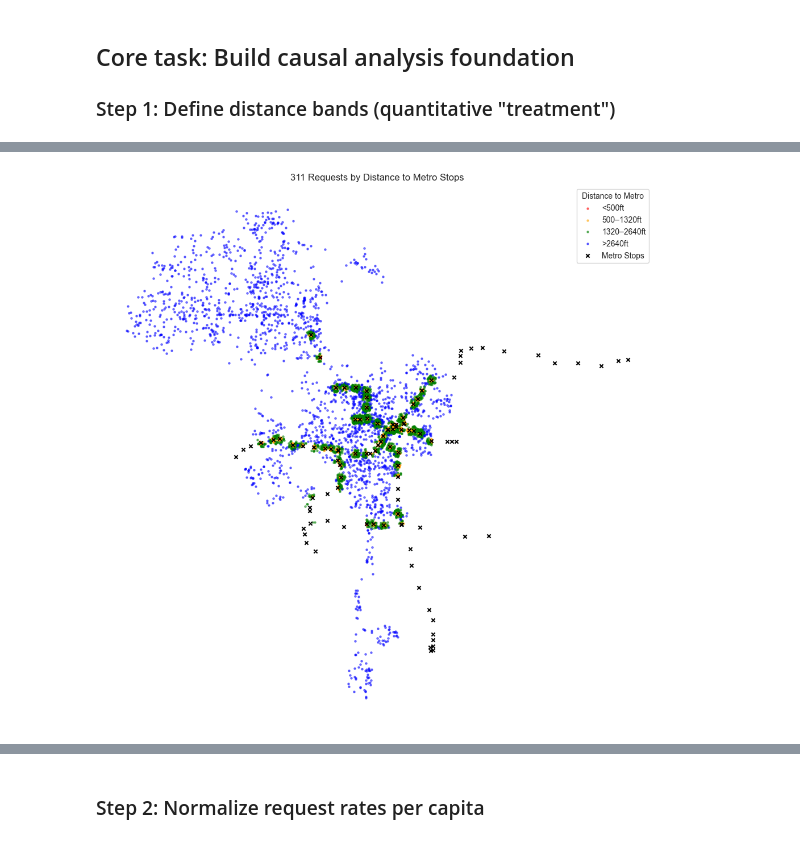
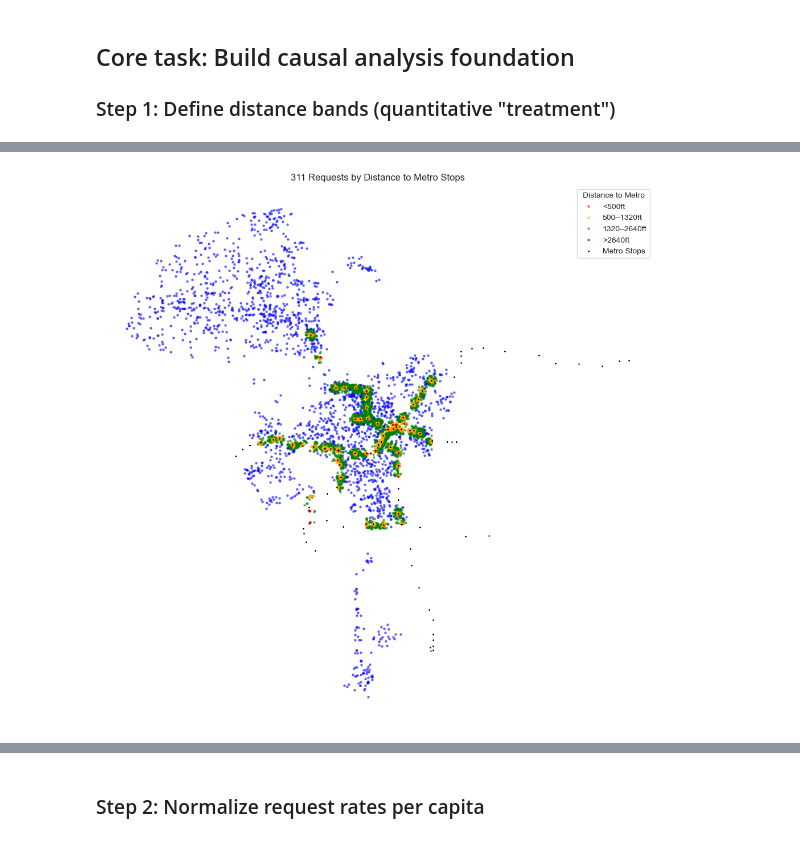
Before and after one commit to ssejal/hackforla-311-metro-proximity-analysis, a Jupyter notebook: notebooks/metro_311_project_setup.ipynb, the cells around one changed output, grey strips where cells are left out. Drawn from its saved outputs; the diff is of its cells as text; code cells hidden in the pictures.

```diff
--- a/notebooks/metro_311_project_setup.ipynb
+++ b/notebooks/metro_311_project_setup.ipynb
@@ -181,9 +195,13 @@ Total LA NC population: 3,904,696
 # %% [markdown]
 # Section 5: Calculate Population Density
 # %%
-# WGS84 (EPSG:4326) uses degrees, not meters, bad for area. Reproject to something like EPSG:2229 (LA-specific) or EPSG:3857 (meters).
+# WGS84 (EPSG:4326) uses degrees, not meters, bad for area. Reproject to something like:
+# UTM Zone 11N → EPSG:32611 (simple, good accuracy for SoCal)
+# Or California Albers → EPSG:3310 (statewide analyses)
+# Or State Plane CA Zone 5 (meters) → EPSG:26945 (very precise for LA County)
+# We go with 26945
 
-nc_proj = nc_geo_merged.to_crs(epsg=3857)
+nc_proj = nc_geo_merged.to_crs(epsg=26945)
 # %%
 # Area in square meters
 nc_proj["Area_m2"] = nc_proj.geometry.area
@@ -334,13 +369,22 @@ metro_stops.plot()
 # %%
-from shapely.ops import nearest_points
+# Create a unary geometric union of metro geometries for fast lookup.
 
-# Create a unary union of metro geometries for fast lookup
+# It takes all the geometries in the series and returns a single geometry (a MultiPolygon or a MultiLineString).
+# This union all is useful to perform requests such as "is this 311 request point within X meters of any metro line?"
+# Rather than having to lookup separate line geometries, the spatial index will have only one geometry to check.
+
 metro_union = metro_proj.union_all()
 
-# Compute distance in meters from each request to nearest metro stop
-gdf_311_proj["DistToMetro_m"] = gdf_311_proj.geometry.apply(
+# Compute distance in meters from each request to nearest metro stop.
+# We take [1] (the second nearest point) as that is the closest location on the metro geometry.
+# [0] being the point itself.
+
+gdf_311_proj["NearestToMetro_m"] = gdf_311_proj.geometry.apply(
     lambda geom: geom.distance(nearest_points(geom, metro_union)[1])
 )
+
+# A faster vectorized version with less Python overhead
+gdf_311_proj["DistToMetro_m"] = gdf_311_proj.geometry.distance(metro_union)
 
 # Convert distance to feet (1 meter ≈ 3.28084 feet)
 gdf_311_proj["DistToMetro_ft"] = gdf_311_proj["DistToMetro_m"] * 3.28084
@@ -348,8 +392,10 @@ gdf_311_proj["DistToMetro_ft"] = gdf_311_proj["DistToMetro_m"] * 3.28084
 # Flag requests within walkable buffer zones
 gdf_311_proj["Within_500ft"] = gdf_311_proj["DistToMetro_ft"] <= 500
 gdf_311_proj["Within_1000ft"] = gdf_311_proj["DistToMetro_ft"] <= 1000
-gdf_311_proj["Within_1320ft"] = gdf_311_proj["DistToMetro_ft"] <= 1320   # ~0.25 mile
-gdf_311_proj["Within_2640ft"] = gdf_311_proj["DistToMetro_ft"] <= 2640   # ~0.5 mile
+# ~0.25 mile
+gdf_311_proj["Within_1320ft"] = gdf_311_proj["DistToMetro_ft"] <= 1320
+# ~0.5 mile
+gdf_311_proj["Within_2640ft"] = gdf_311_proj["DistToMetro_ft"] <= 2640
 
 # Summary stats
 print("Distance Summary (feet):")
@@ -422,36 +469,35 @@ gdf_sampled = (
 # %%
 # Set up color map for proximity bands
 proximity_colors = {
     "<500ft": "red",
     "500–1320ft": "orange",
     "1320–2640ft": "green",
     ">2640ft": "blue"
 }
 
-# Plot
+# Plot: 311 requests by distance to metro stops
 fig, ax = plt.subplots(figsize=(10, 10))
 
-# Plot 311 points with color by proximity band
+
 for label, color in proximity_colors.items():
     gdf_sampled[gdf_sampled["MetroProximity"] == label].plot(
         ax=ax,
         markersize=5,
         color=color,
         label=label,
         alpha=0.5
     )
 
-# Plot metro stops
-metro_stops.plot(ax=ax, color='black', markersize=20, marker='x', label="Metro Stops")
+metro_proj.plot(ax=ax, color='black', markersize=1, marker='x', label="Metro Stops")
 
-# Final touches
+
 plt.legend(title="Distance to Metro")
 plt.title("311 Requests by Distance to Metro Stops")
 plt.axis("off")
 plt.tight_layout()
 plt.show()
 # %% [output]
-[figure, old version]
+[figure, new version]
 # %%
 gdf_near_metro = gdf_311_proj[gdf_311_proj["MetroProximity"] != ">2640ft"]
 gdf_sampled = gdf_near_metro.sample(n=5000, random_state=42)
```
Also changed, not shown: parts of 48 cells of this notebook, 10 other files.
